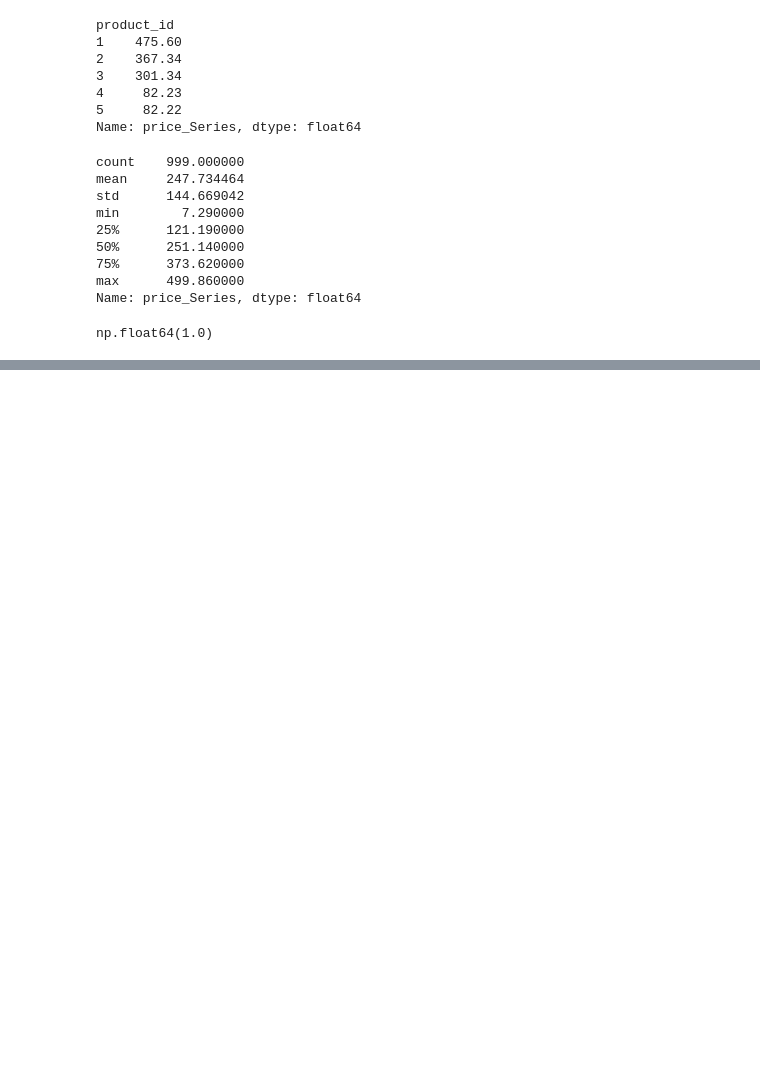
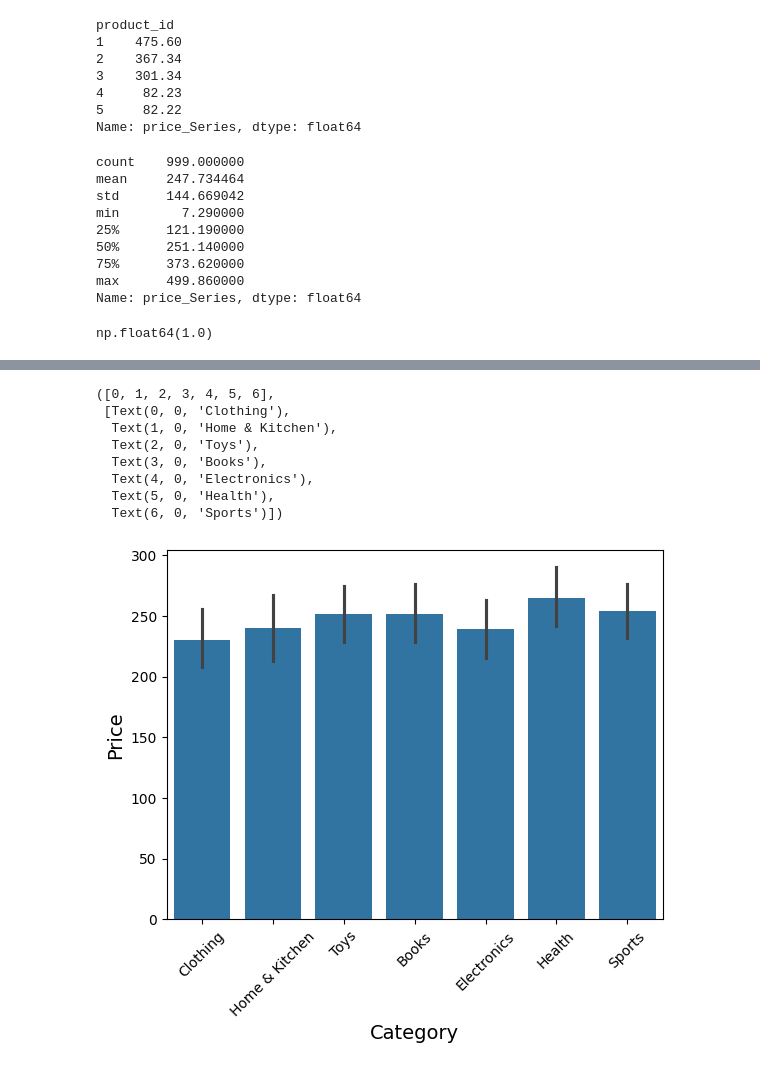
Before and after one commit to KEN-DATALABS/PROJECT-LIST, a Jupyter notebook: OneDrive/Documents/List Project/Project2.ipynb, the cells around one changed output, grey strips where cells are left out. Cells and saved outputs as stored; diff of their text form; code cells hidden in the pictures; blank space fills up the shorter version.

```diff
--- a/OneDrive/Documents/List Project/Project2.ipynb
+++ b/OneDrive/Documents/List Project/Project2.ipynb
@@ -154,0 +180,4 @@ np.float64(1.0)
+# %%
+sum_work=[f'sales_month_{i}' for i in range(1,13)]
+df['total_sales'] = df[sum_work].sum(axis=1)
+df.head()
@@ -154,0 +191,17 @@ np.float64(1.0)
+# %%
+import seaborn as sns
+import matplotlib.pyplot as plt
+sns.barplot(data=df, x='category',y='price')
+plt.xlabel('Category',fontsize=14)
+plt.ylabel('Price',fontsize=14)
+plt.xticks(rotation = 45)
+# %% [output]
+([0, 1, 2, 3, 4, 5, 6],
+ [Text(0, 0, 'Clothing'),
+  Text(1, 0, 'Home & Kitchen'),
+  Text(2, 0, 'Toys'),
+  Text(3, 0, 'Books'),
+  Text(4, 0, 'Electronics'),
+  Text(5, 0, 'Health'),
+  Text(6, 0, 'Sports')])
+[figure, added]
```
Also changed, not shown: parts of 18 cells of this notebook.
